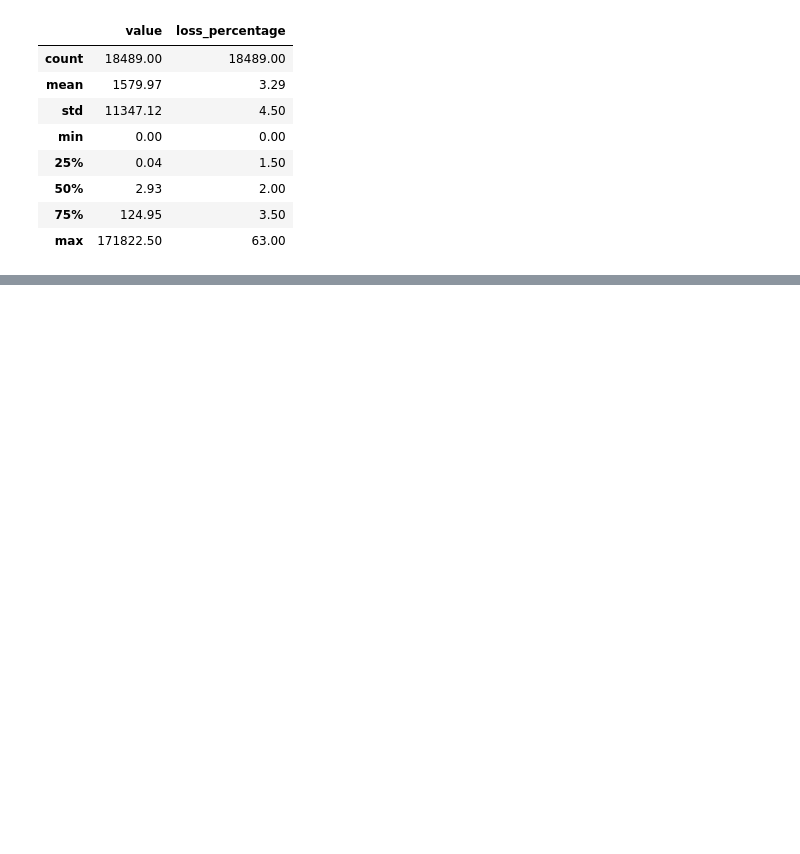
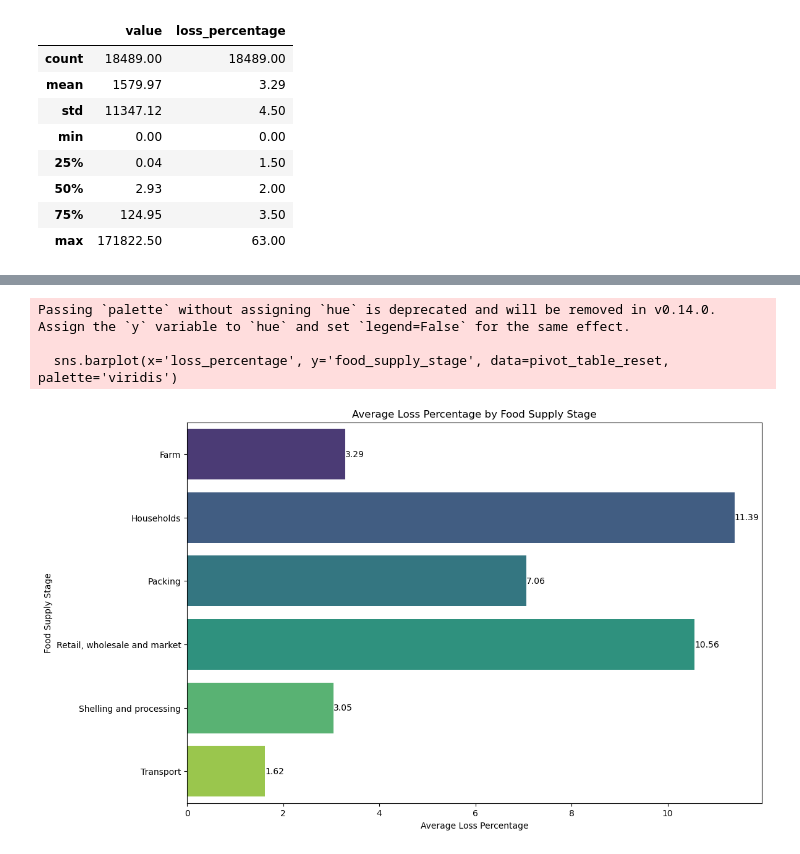
Before and after one commit to AlexRibeiro95/Project_FoodWaste, a Jupyter notebook: EDA/Main.ipynb, the cells around one changed output, grey strips where cells are left out. Saved outputs shown, nothing was run; the diff lists cells and outputs as text; code cells hidden in the pictures; blank space fills up the shorter version.

```diff
--- a/EDA/Main.ipynb
+++ b/EDA/Main.ipynb
@@ -140,0 +205,16 @@ Name: count, Length: 100, dtype: int64
+# %%
+#Pivot table with food_supply_stage in index andloss value and loss_percentage as values
+
+pivot_table = merged_df.pivot_table(index='food_supply_stage', values=['value', 'loss_percentage'], aggfunc='mean').round(2)
+
+pivot_table
+
+#In the same table, calculate the percentage of emissions for each stage
+
+pivot_table['loss_emissions'] = ((pivot_table['loss_percentage'] / 100) * pivot_table['value']).round(2)
+
+#Reorder the columns
+
+pivot_table = pivot_table[['value', 'loss_percentage', 'loss_emissions']]
+
+pivot_table
@@ -140,0 +230,20 @@ Name: count, Length: 100, dtype: int64
+# %%
+pivot_table_reset = pivot_table.reset_index()
+
+# Count plot based on the pivot table
+plt.figure(figsize=(12, 8))
+sns.barplot(x='loss_percentage', y='food_supply_stage', data=pivot_table_reset, palette='viridis')
+plt.title('Average Loss Percentage by Food Supply Stage')
+plt.xlabel('Average Loss Percentage')
+plt.ylabel('Food Supply Stage')
+
+# Annotate values on the bars
+for index, value in enumerate(pivot_table_reset['loss_percentage']):
+    plt.text(value, index, f'{value}', color='black', ha="left", va="center")
+
+plt.show()
+# %% [output]
+Passing `palette` without assigning `hue` is deprecated and will be removed in v0.14.0. Assign the `y` variable to `hue` and set `legend=False` for the same effect.
+
+  sns.barplot(x='loss_percentage', y='food_supply_stage', data=pivot_table_reset, palette='viridis')
+[figure, added]
```
Also changed, not shown: parts of 15 cells of this notebook.
